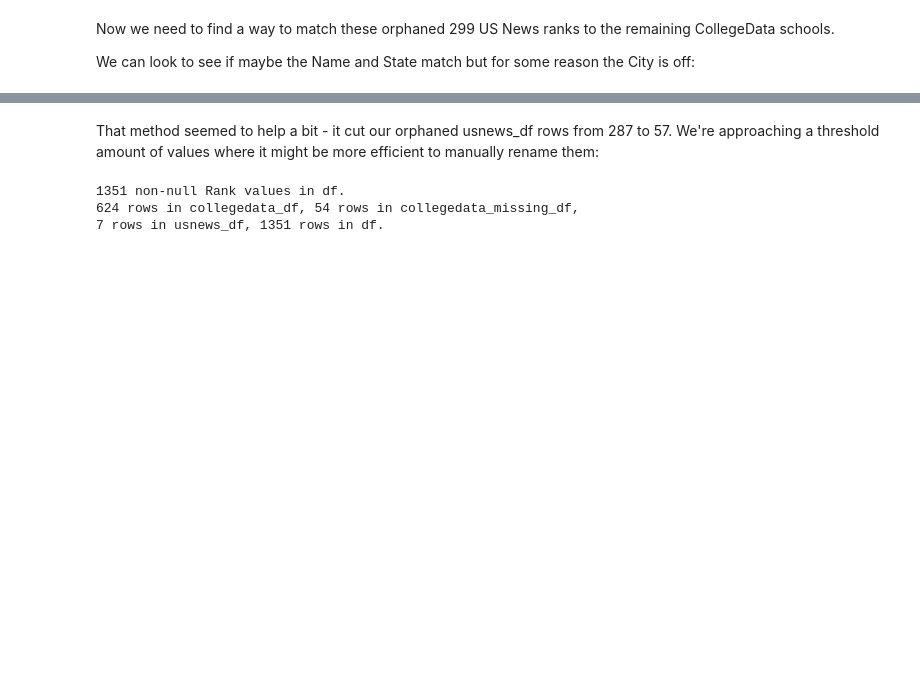
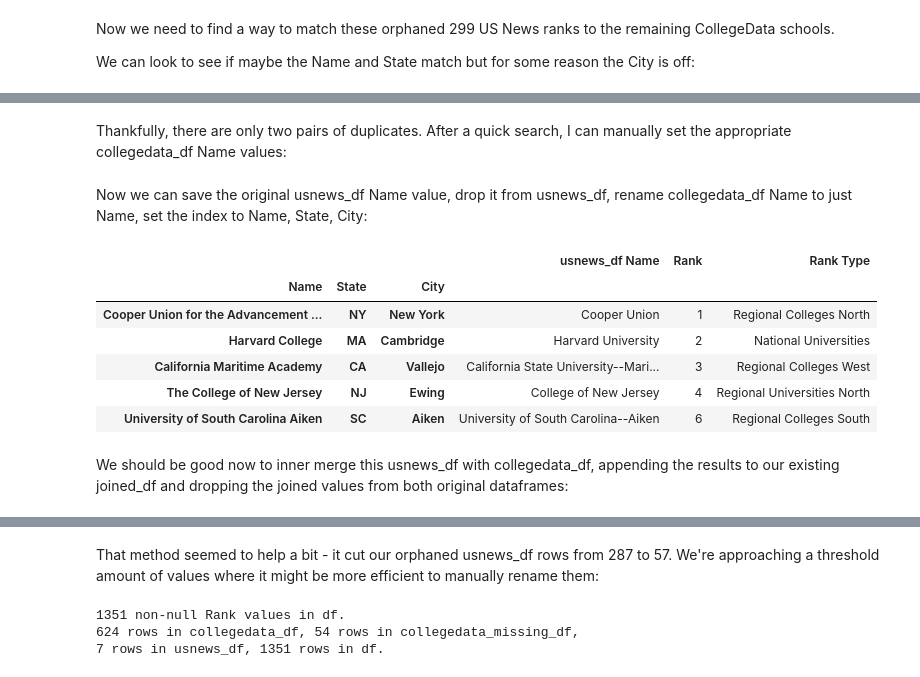
Before and after one commit to vertuli/college-yield-gap, a Jupyter notebook: part3-merging.ipynb, the cells around one changed output, grey strips where cells are left out. Saved outputs shown, nothing was run; the diff lists cells and outputs as text; code cells hidden in the pictures; blank space fills up the shorter version.

```diff
--- a/part3-merging.ipynb
+++ b/part3-merging.ipynb
@@ -234,0 +69,10 @@ print("{} rows in collegedata_df, {} rows in collegedata_missing_df,\n"
+# %%
+match = lambda x: process.extract(x, collegedata_df['Stripped Name'],
+                                  limit = 1)
+
+usnews_df['Closest Match'] = usnews_df['Stripped Name'].apply(match)
+
+usnews_df = usnews_df.drop(columns = 'Stripped Name')
+collegdata_df = collegedata_df.drop(columns = 'Stripped Name')
+
+usnews_df[['Closest Match']].head()
@@ -234,0 +89,7 @@ print("{} rows in collegedata_df, {} rows in collegedata_missing_df,\n"
+# %%
+usnews_df['collegedata_df Name'] = \
+    usnews_df['Closest Match'].str[0].str[2].str[0]
+
+usnews_df = usnews_df.drop(columns = 'Closest Match')
+
+usnews_df[['collegedata_df Name']].head()
@@ -234,0 +121,2 @@ print("{} rows in collegedata_df, {} rows in collegedata_missing_df,\n"
+# %% [markdown]
+Thankfully, there are only two pairs of duplicates. After a quick search, I can manually set the appropriate collegedata_df Name values:
@@ -234,0 +126,19 @@ print("{} rows in collegedata_df, {} rows in collegedata_missing_df,\n"
+# %% [markdown]
+Now we can save the original usnews_df Name value, drop it from usnews_df, rename collegedata_df Name to just Name, set the index to Name, State, City:
+# %%
+usnews_df = usnews_df.rename(columns = {'collegedata_df Name':'Name'})
+
+cols = ['Name', 'State', 'City']
+usnews_df = usnews_df.set_index(cols)
+
+usnews_df.head()
+# %% [output]
+|  |  |  | usnews_df Name | Rank | Rank Type |
+| Name | State | City |  |  |  |
+| Cooper Union for the Advancement ... | NY | New York | Cooper Union | 1 | Regional Colleges North |
+| Harvard College | MA | Cambridge | Harvard University | 2 | National Universities |
+| California Maritime Academy | CA | Vallejo | California State University--Mari... | 3 | Regional Colleges West |
+| The College of New Jersey | NJ | Ewing | College of New Jersey | 4 | Regional Universities North |
+| University of South Carolina Aiken | SC | Aiken | University of South Carolina--Aiken | 6 | Regional Colleges South |
+# %% [markdown]
+We should be good now to inner merge this usnews_df with collegedata_df, appending the results to our existing joined_df and dropping the joined values from both original dataframes:
```
Also changed, not shown: parts of 40 cells of this notebook.
